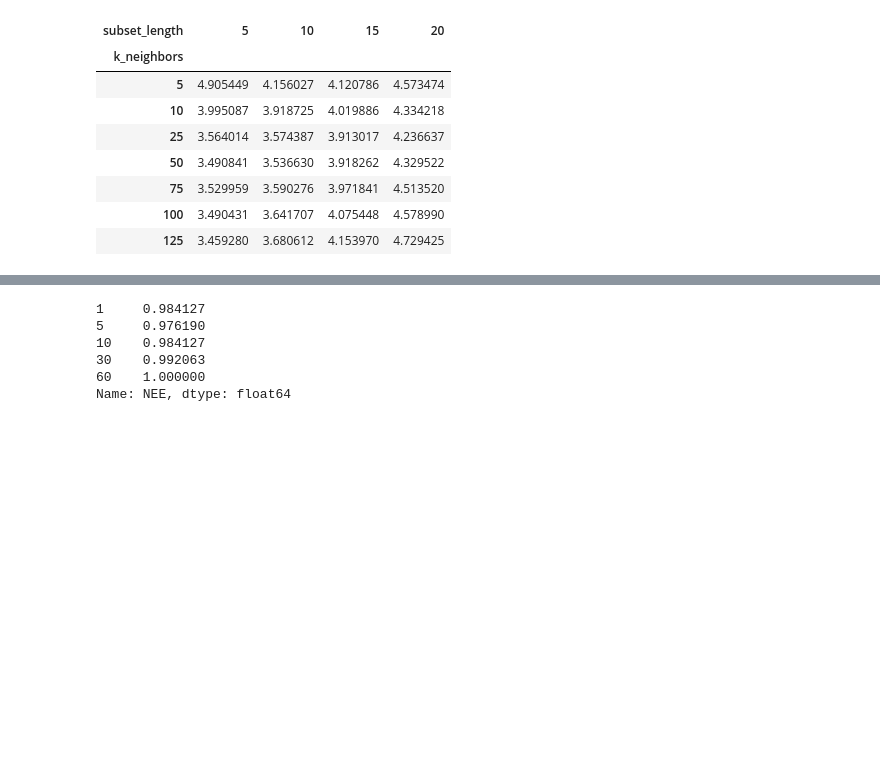
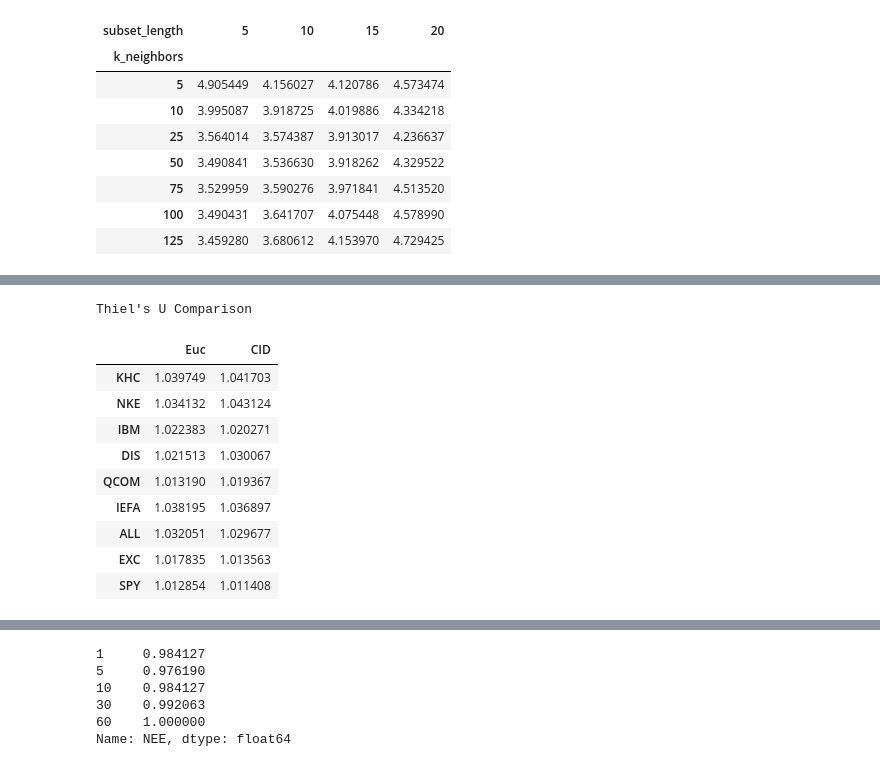
Before and after one commit to memckee/knn_tspi, a Jupyter notebook: KNN TSPI.ipynb, the cells around one changed output, grey strips where cells are left out. Cells and saved outputs as stored; diff of their text form; code cells hidden in the pictures; blank space fills up the shorter version.

```diff
--- a/KNN TSPI.ipynb
+++ b/KNN TSPI.ipynb
@@ -516,0 +407,17 @@ corrs
+# %%
+tu_comp = pd.concat([ed_data.loc['tu'].rename(
+    'Euc'), cid_data.loc['tu'].rename('CID')], axis=1)
+print("Thiel's U Comparison")
+tu_comp.style.highlight_min(axis=1)
+# %% [output]
+Thiel's U Comparison
+|  | Euc | CID |
+| KHC | 1.039749 | 1.041703 |
+| NKE | 1.034132 | 1.043124 |
+| IBM | 1.022383 | 1.020271 |
+| DIS | 1.021513 | 1.030067 |
+| QCOM | 1.013190 | 1.019367 |
+| IEFA | 1.038195 | 1.036897 |
+| ALL | 1.032051 | 1.029677 |
+| EXC | 1.017835 | 1.013563 |
+| SPY | 1.012854 | 1.011408 |
```
Also changed, not shown: parts of 60 cells of this notebook, 2 other files.
